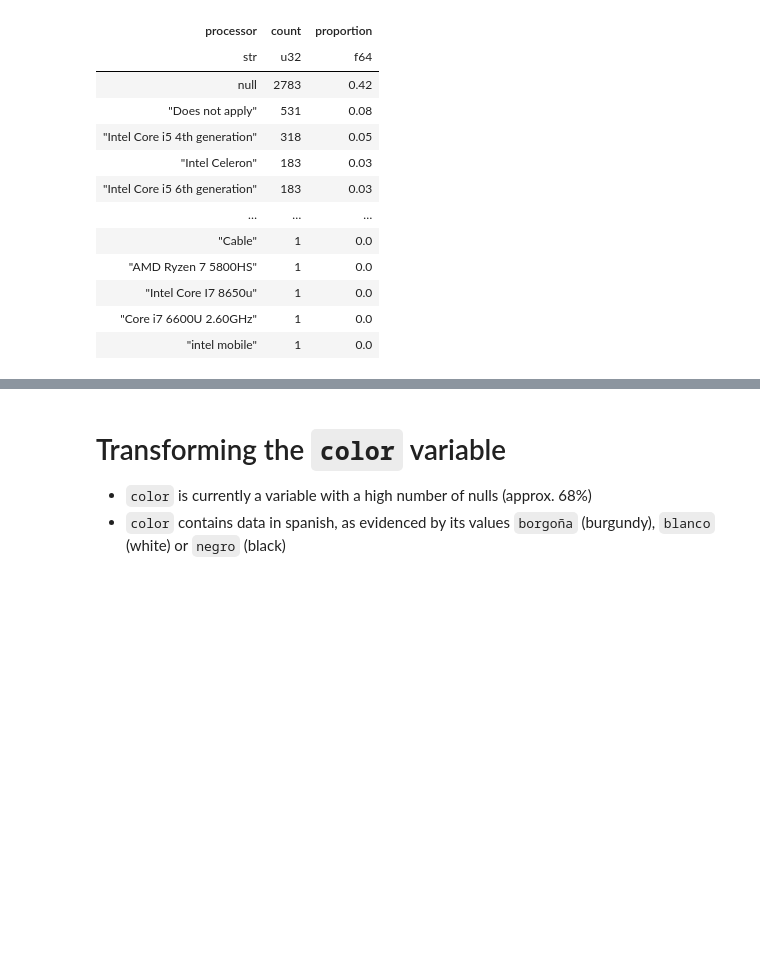
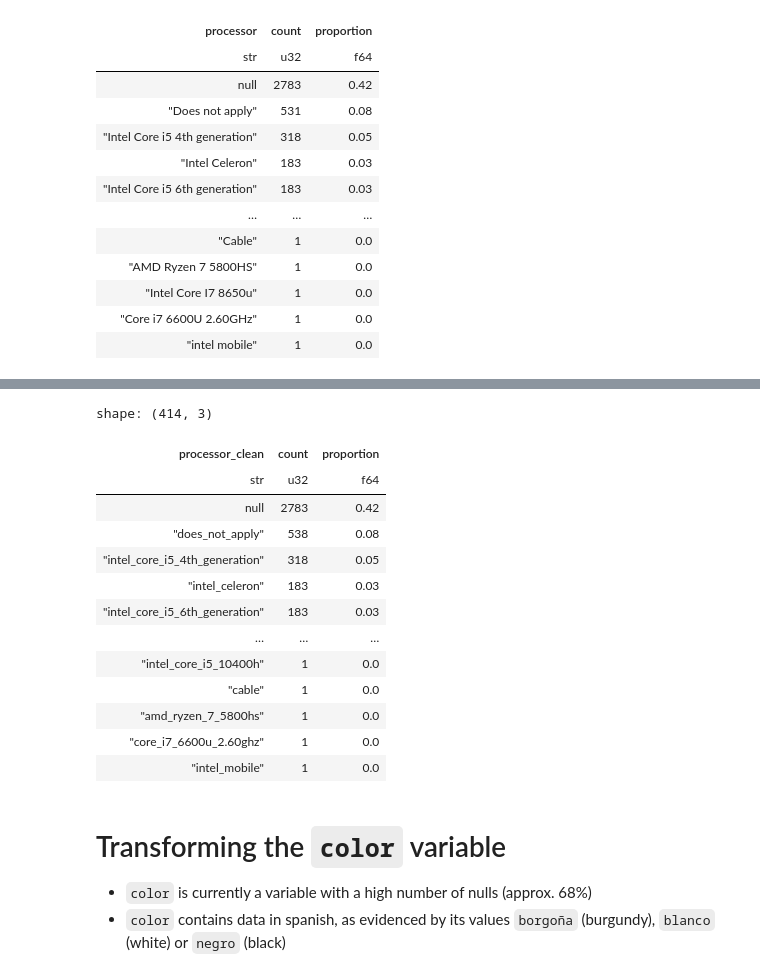
Before and after one commit to jxareas/laptop-price-catboost, a Jupyter notebook: notebooks/laptop_data_cleansing.ipynb, the cells around one changed output, grey strips where cells are left out. Saved outputs shown, nothing was run; the diff lists cells and outputs as text; code cells hidden in the pictures; blank space fills up the shorter version.

```diff
--- a/notebooks/laptop_data_cleansing.ipynb
+++ b/notebooks/laptop_data_cleansing.ipynb
@@ -606,6 +623,29 @@ shape: (8, 2)
 | "No" | "unknown" |
 | "^?" | "unknown" |
 | "none" | "unknown" |
+# %%
+# Taking a look the new `processor_clean` column and its value counts
+df['processor_clean'].value_counts(
+    sort=True,
+    parallel=True,
+).with_columns(
+    (pl.col('count') / df.height).round(2).alias('proportion')
+)
+# %% [output]
+shape: (414, 3)
+| processor_clean | count | proportion |
+| str | u32 | f64 |
+| null | 2783 | 0.42 |
+| "does_not_apply" | 538 | 0.08 |
+| "intel_core_i5_4th_generation" | 318 | 0.05 |
+| "intel_celeron" | 183 | 0.03 |
+| "intel_core_i5_6th_generation" | 183 | 0.03 |
+| … | … | … |
+| "intel_core_i5_10400h" | 1 | 0.0 |
+| "cable" | 1 | 0.0 |
+| "amd_ryzen_7_5800hs" | 1 | 0.0 |
+| "core_i7_6600u_2.60ghz" | 1 | 0.0 |
+| "intel_mobile" | 1 | 0.0 |
 # %% [markdown]
 # Transforming the `color` variable
 
```
Also changed, not shown: parts of 11 cells of this notebook, 1 other file.
